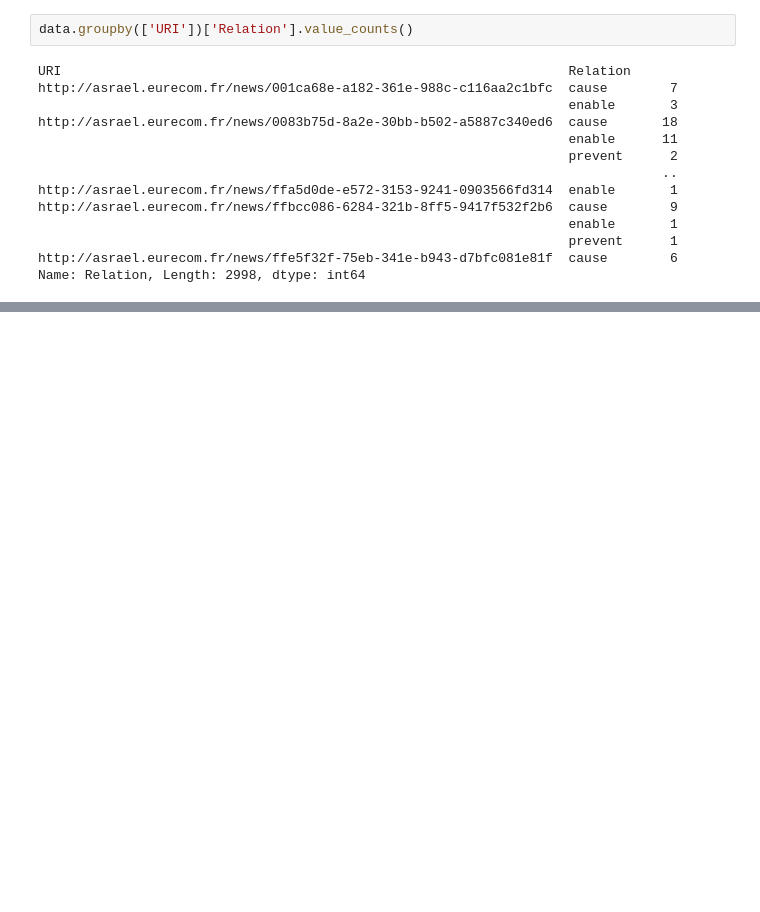
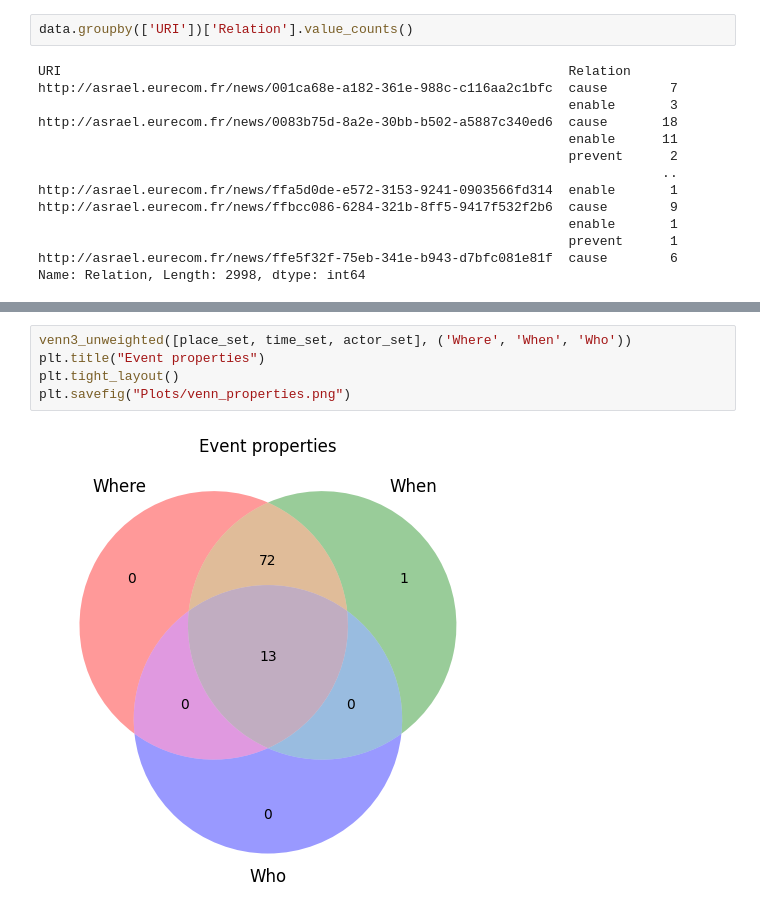
Before and after one commit to ANR-kFLOW/KG2Narrative, a Jupyter notebook: get_statistics.ipynb, the cells around one changed output, grey strips where cells are left out. Cells and saved outputs as stored; diff of their text form; blank space fills up the shorter version.

```diff
--- a/get_statistics.ipynb
+++ b/get_statistics.ipynb
@@ -903,0 +957,7 @@ Name: Relation, Length: 2998, dtype: int64
+# %%
+venn3_unweighted([place_set, time_set, actor_set], ('Where', 'When', 'Who'))
+plt.title("Event properties")
+plt.tight_layout()
+plt.savefig("Plots/venn_properties.png")
+# %% [output]
+[figure, added]
```
Also changed, not shown: parts of 3 cells of this notebook, 4 other files.
